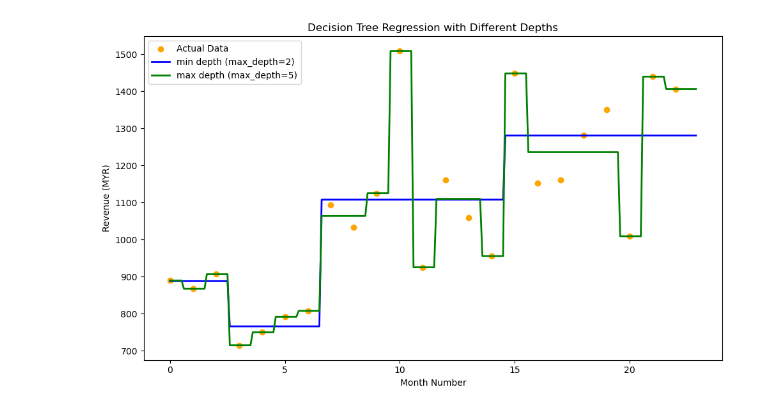
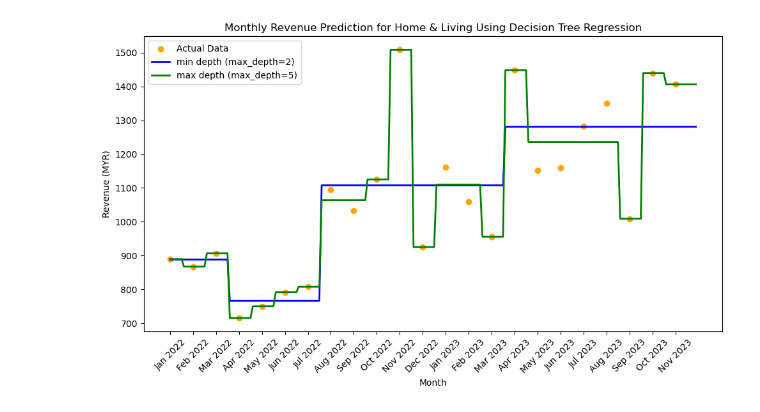
Before and after one commit to poohbae/BigData, a Jupyter notebook: Decision Tree Regression.ipynb, the cells around one changed output. Saved outputs shown, nothing was run; the diff lists cells and outputs as text; code cells hidden in the pictures.

```diff
--- a/Decision Tree Regression.ipynb
+++ b/Decision Tree Regression.ipynb
@@ -37,33 +37,37 @@ if not grouped_data.empty:
 
     # Generate high-resolution data for smoother step functions, with proper column name
     X_high_res = pd.DataFrame({'MonthNumber': np.arange(X_full['MonthNumber'].min(), X_full['MonthNumber'].max() + 1, 0.1)})
 
     # Train and plot decision tree regressions with different max_depths
     plt.figure(figsize=(10, 6))
 
     # Plot actual data points
     plt.scatter(X_full, y_full, color='orange', label='Actual Data')
 
     # Decision tree with min depth (max_depth=2)
     model_depth_min = DecisionTreeRegressor(max_depth=2, random_state=0)
     model_depth_min.fit(X_full, y_full)
     predictions_depth_min = model_depth_min.predict(X_high_res)
     plt.plot(X_high_res, predictions_depth_min, color='blue', label='min depth (max_depth=2)', linewidth=2)
 
     # Decision tree with max depth (max_depth=5)
     model_depth_max = DecisionTreeRegressor(max_depth=5, random_state=0)
     model_depth_max.fit(X_full, y_full)
     predictions_depth_max = model_depth_max.predict(X_high_res)
     plt.plot(X_high_res, predictions_depth_max, color='green', label='max depth (max_depth=5)', linewidth=2)
 
+    # Replace MonthNumber with month names starting from Jan 2022
+    month_labels = pd.date_range(start="2022-01-01", periods=len(X_full), freq='MS').strftime('%b %Y')
+    plt.xticks(ticks=X_full['MonthNumber'], labels=month_labels, rotation=45)
+
     # Add labels and title
-    plt.xlabel('Month Number')
+    plt.xlabel('Month')
     plt.ylabel('Revenue (MYR)')
-    plt.title('Decision Tree Regression with Different Depths')
+    plt.title('Monthly Revenue Prediction for Home & Living Using Decision Tree Regression')
     plt.legend()
     plt.tight_layout()
     plt.show()
 else:
     print("No data available to build the prediction model.")
 # %% [output]
-[figure, old version]
+[figure, new version]
```
Also changed, not shown: 6 other files.
